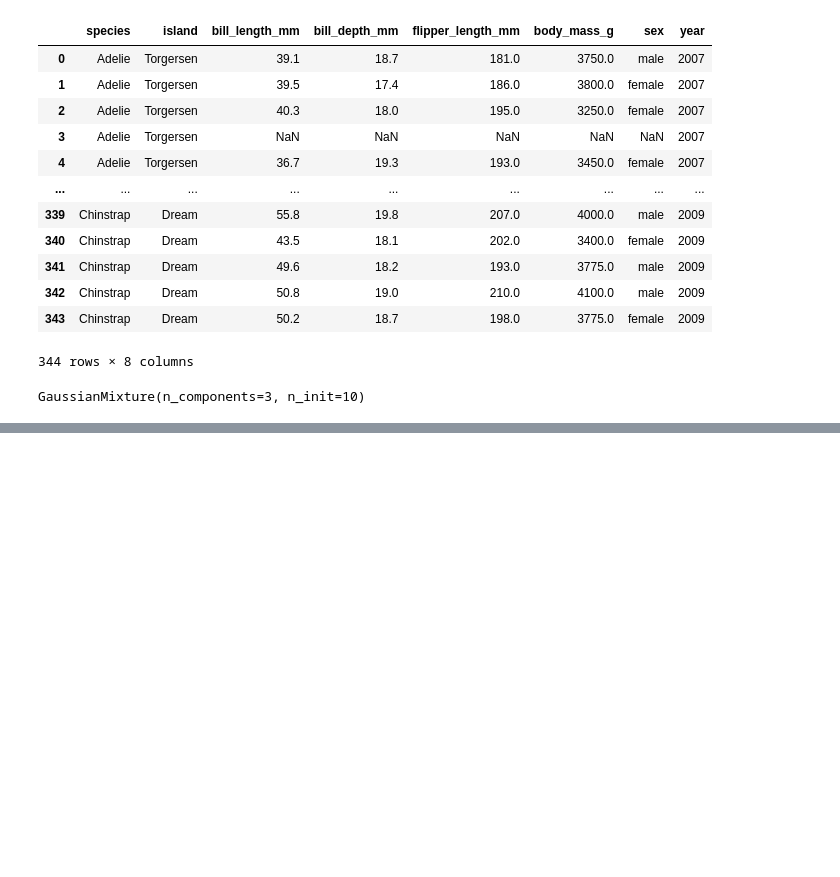
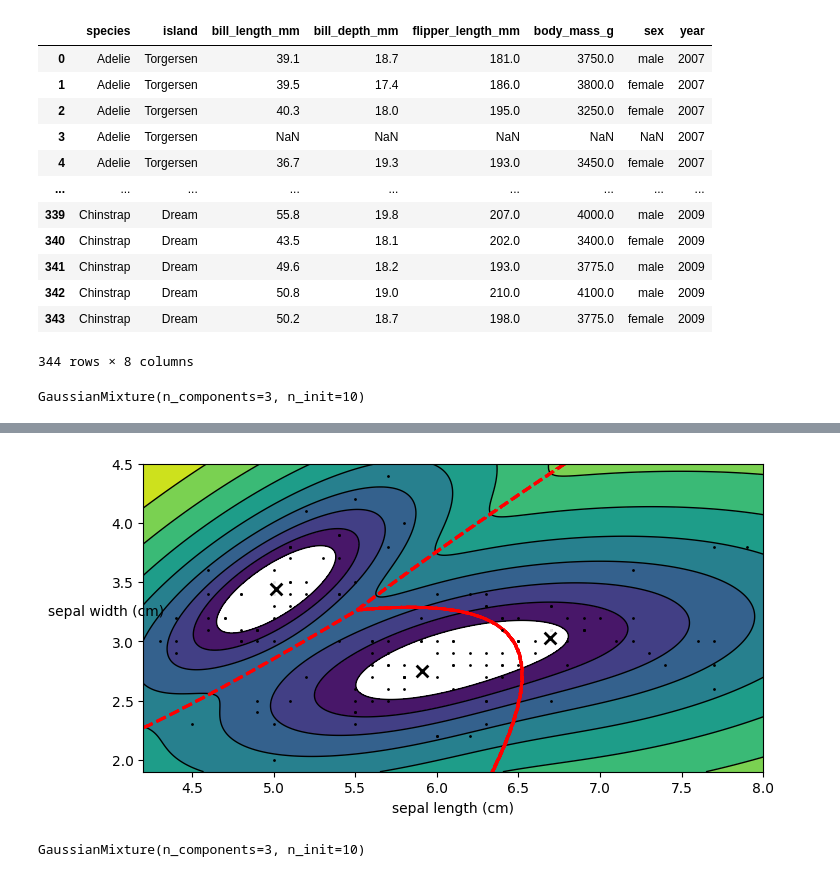
Before and after one commit to michaeledge27/CSCI290, a Jupyter notebook: notebooks/GaussianMixtureModelPractice.ipynb, the cells around one changed output, grey strips where cells are left out. Cells and saved outputs as stored; diff of their text form; code cells hidden in the pictures; blank space fills up the shorter version.

```diff
--- a/notebooks/GaussianMixtureModelPractice.ipynb
+++ b/notebooks/GaussianMixtureModelPractice.ipynb
@@ -204,0 +326,13 @@ plt.show()
+# %%
+plt.figure(figsize=(8, 4))
+
+plot_gaussian_mixture(gm2, df2Features, 'sepal length (cm)', 'sepal width (cm)')
+
+plt.show()
+# %% [output]
+[figure, added]
+# %%
+gm = GaussianMixture(n_components=3, n_init=10)
+gm.fit(df2Features)
+# %% [output]
+GaussianMixture(n_components=3, n_init=10)
```
Also changed, not shown: parts of 62 cells of this notebook.
